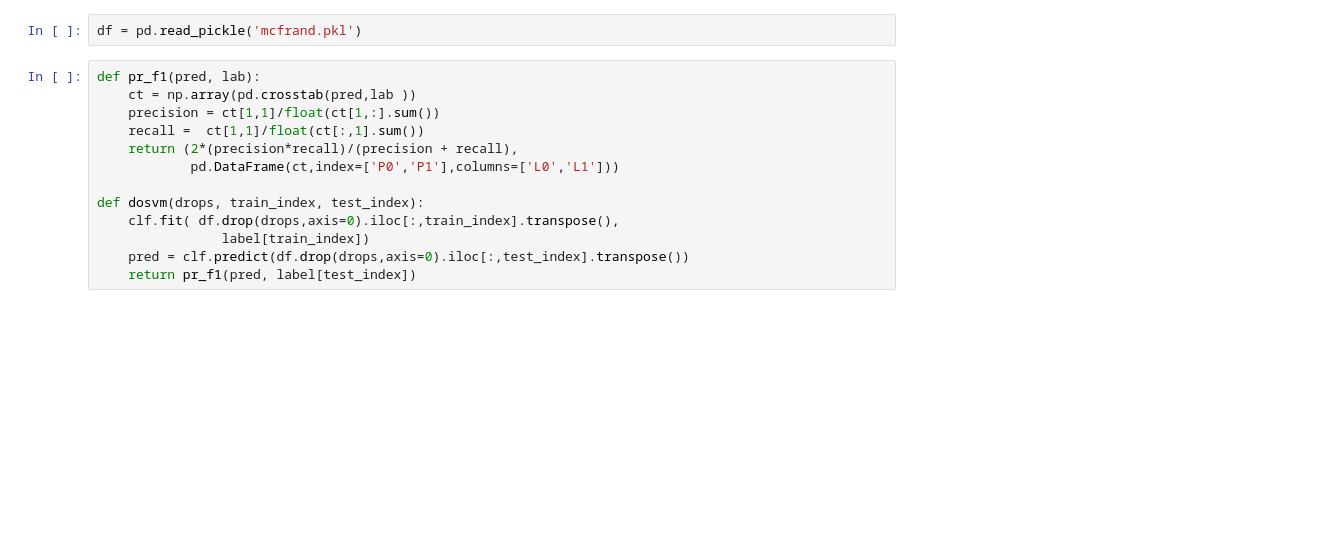
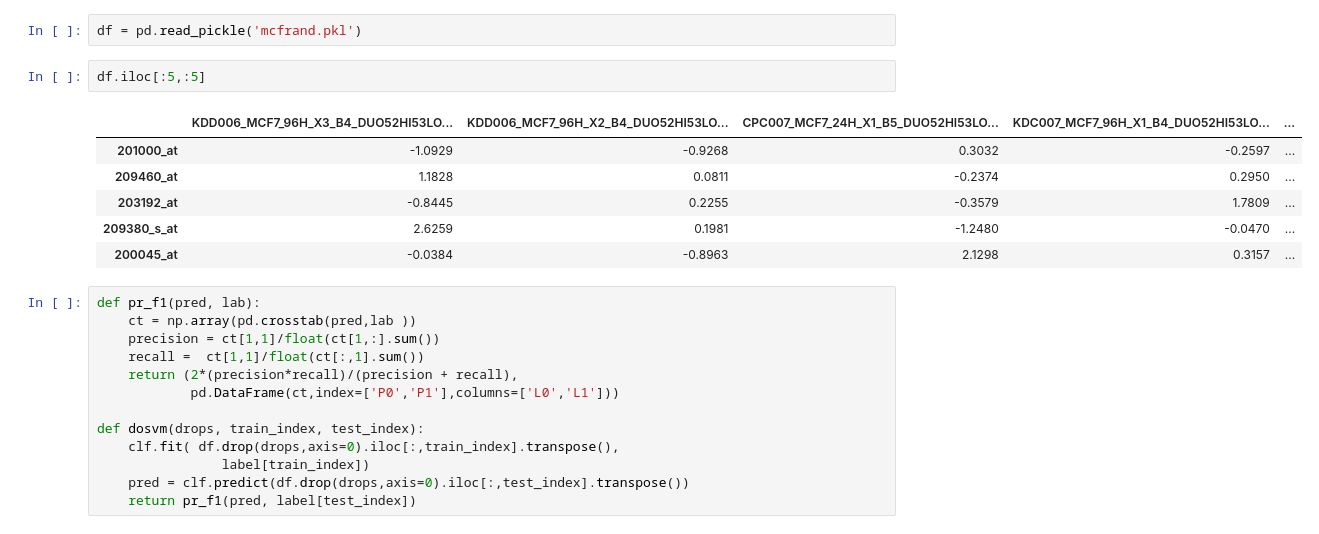
Before and after one commit to RDMelamed/writeups, a Jupyter notebook: 02.06_svm_edges.ipynb, the cells around one changed output. Saved outputs shown, nothing was run; the diff lists cells and outputs as text; blank space fills up the shorter version.

```diff
--- a/02.06_svm_edges.ipynb
+++ b/02.06_svm_edges.ipynb
@@ -146,6 +101,15 @@ I did 5 fold train/test splits.  For a triplet {fromGene, toGene, randGene}, I t
 For each  fold, for each of these subsets, I train on and predict "toGene" labels.  I get the cross-classification of true labels (L0/L1), predicted labels (P0/P1), and then calculate $F1 = {{2*(precision*recall)} \over {precision + recall } }$
 # %%
 df = pd.read_pickle('mcfrand.pkl')
+# %%
+df.iloc[:5,:5]
+# %% [output]
+|  | KDD006_MCF7_96H_X3_B4_DUO52HI53LO... | KDD006_MCF7_96H_X2_B4_DUO52HI53LO... | CPC007_MCF7_24H_X1_B5_DUO52HI53LO... | KDC007_MCF7_96H_X1_B4_DUO52HI53LO... | ... |
+| 201000_at | -1.0929 | -0.9268 | 0.3032 | -0.2597 | ... |
+| 209460_at | 1.1828 | 0.0811 | -0.2374 | 0.2950 | ... |
+| 203192_at | -0.8445 | 0.2255 | -0.3579 | 1.7809 | ... |
+| 209380_s_at | 2.6259 | 0.1981 | -1.2480 | -0.0470 | ... |
+| 200045_at | -0.0384 | -0.8963 | 2.1298 | 0.3157 | ... |
 # %%
 def pr_f1(pred, lab):
     ct = np.array(pd.crosstab(pred,lab ))
```
Also changed, not shown: parts of 6 cells of this notebook.
